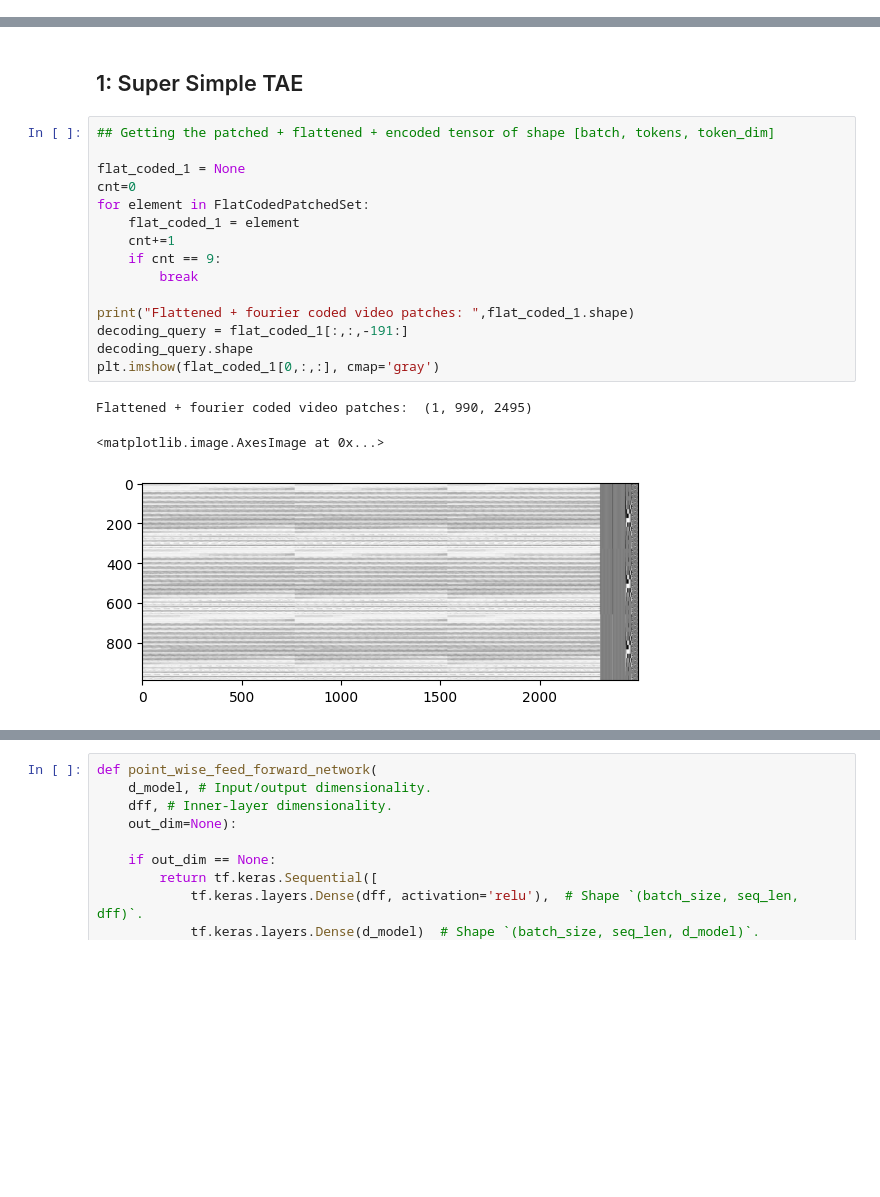
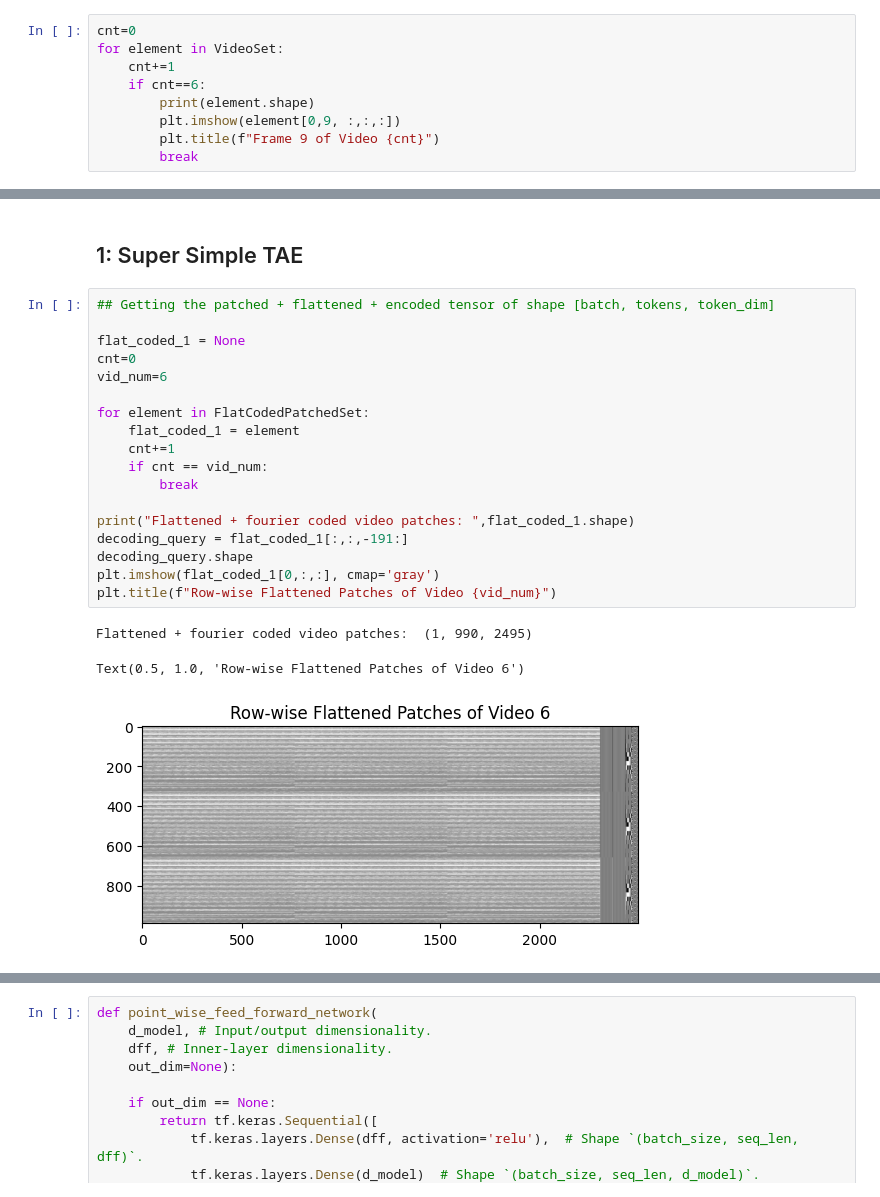
Before and after one commit to amanb2000/Multimodal_Foundation, a Jupyter notebook: sketch/04_Overfit_TAE.ipynb, the cells around one changed output, grey strips where cells are left out. Cells and saved outputs as stored; diff of their text form; blank space fills up the shorter version.

```diff
--- a/sketch/04_Overfit_TAE.ipynb
+++ b/sketch/04_Overfit_TAE.ipynb
@@ -118,0 +119,9 @@ plt.show()
+# %%
+cnt=0
+for element in VideoSet:
+	cnt+=1
+	if cnt==6:
+		print(element.shape)
+		plt.imshow(element[0,9, :,:,:])
+		plt.title(f"Frame 9 of Video {cnt}")
+		break
@@ -121,19 +133,22 @@ plt.show()
 # %%
 ## Getting the patched + flattened + encoded tensor of shape [batch, tokens, token_dim]
 
 flat_coded_1 = None
 cnt=0
+vid_num=6
+
 for element in FlatCodedPatchedSet:
 	flat_coded_1 = element
 	cnt+=1
-	if cnt == 9:
+	if cnt == vid_num:
 		break
 
 print("Flattened + fourier coded video patches: ",flat_coded_1.shape)
 decoding_query = flat_coded_1[:,:,-191:]
 decoding_query.shape
 plt.imshow(flat_coded_1[0,:,:], cmap='gray')
+plt.title(f"Row-wise Flattened Patches of Video {vid_num}")
 # %% [output]
 Flattened + fourier coded video patches:  (1, 990, 2495)
-<matplotlib.image.AxesImage at 0x...>
+Text(0.5, 1.0, 'Row-wise Flattened Patches of Video 6')
-[figure, old version]
+[figure, new version]
```
Also changed, not shown: parts of 17 cells of this notebook.
